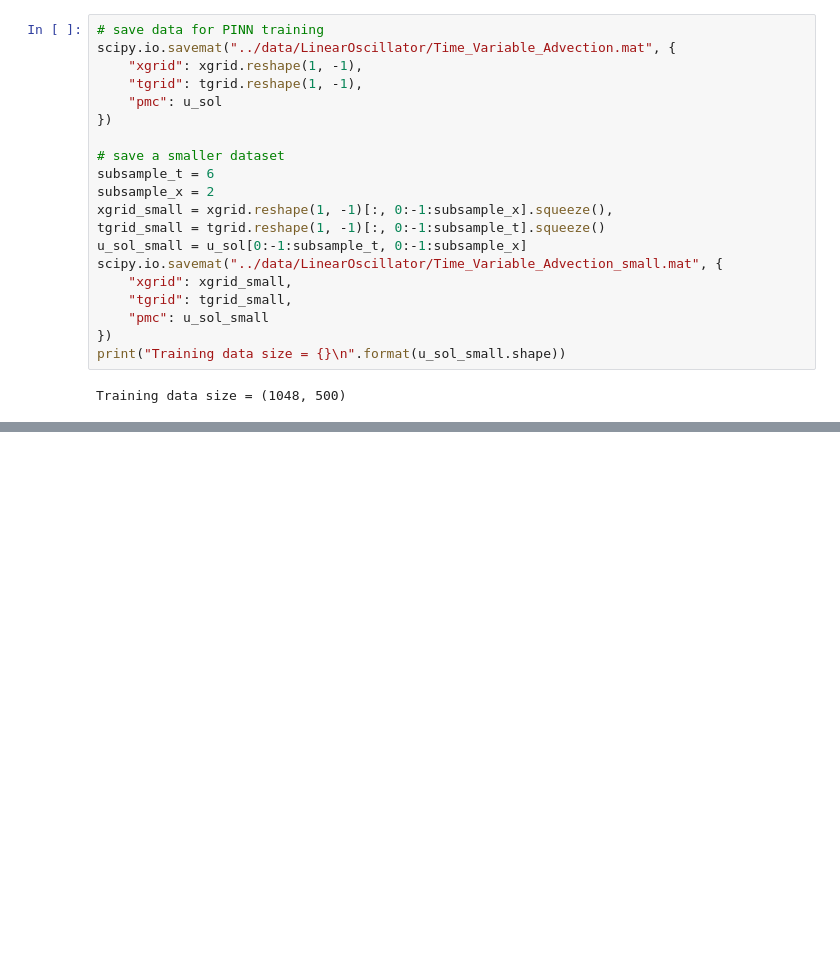
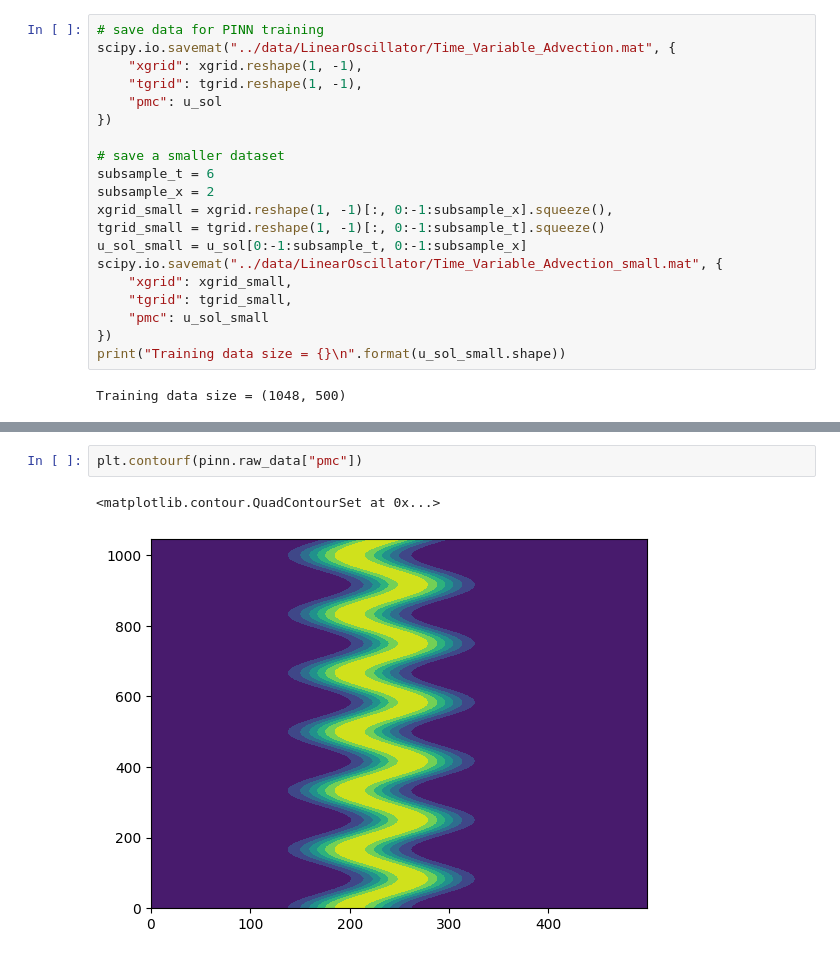
Before and after one commit to honglizhaobob/dl-hidimuq, a Jupyter notebook: code/LinearOscillator/python/time_varying_advection.ipynb, the cells around one changed output, grey strips where cells are left out. Saved outputs shown, nothing was run; the diff lists cells and outputs as text; blank space fills up the shorter version.

```diff
--- a/code/LinearOscillator/python/time_varying_advection.ipynb
+++ b/code/LinearOscillator/python/time_varying_advection.ipynb
@@ -145,0 +169,5 @@ info = train(
+# %%
+plt.contourf(pinn.raw_data["pmc"])
+# %% [output]
+<matplotlib.contour.QuadContourSet at 0x...>
+[figure, added]
```
Also changed, not shown: parts of 7 cells of this notebook, 3 other files.
